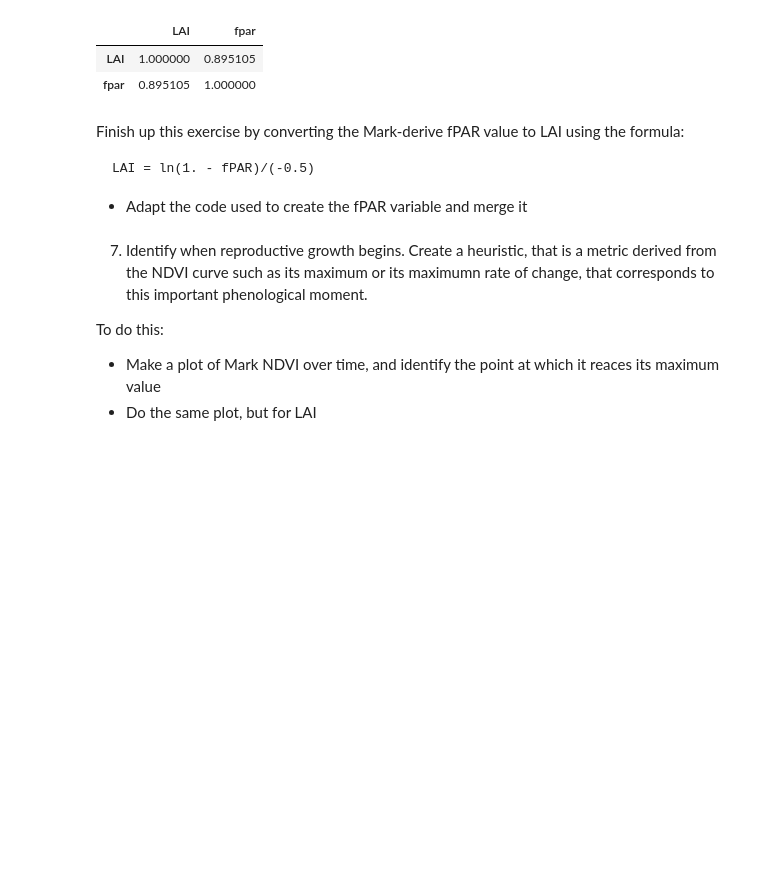
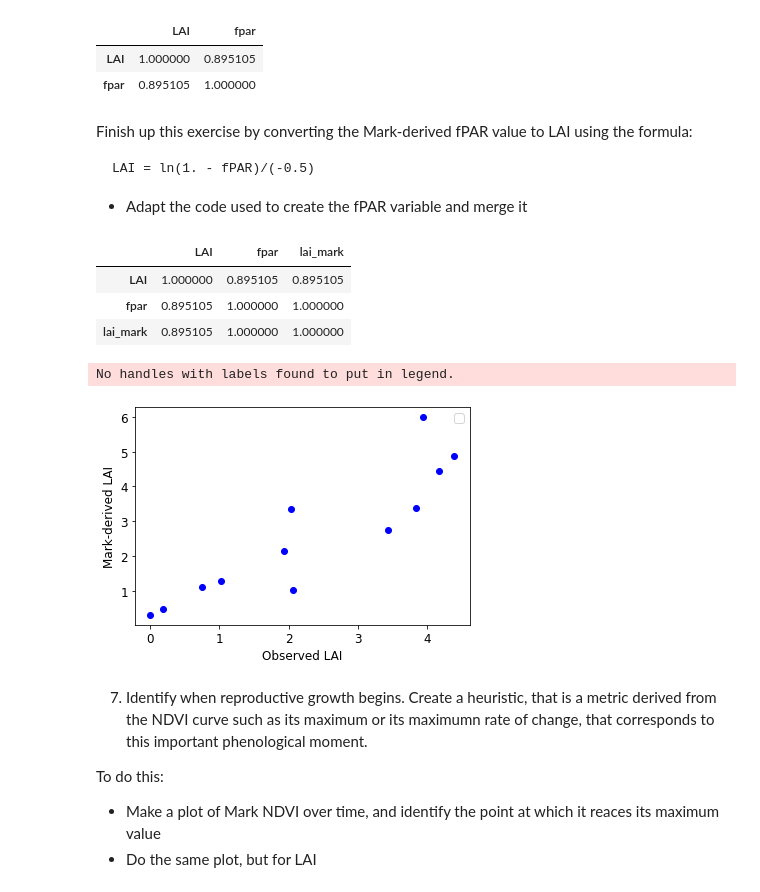
Before and after one commit to agroimpacts/nmeo, a Jupyter notebook: materials/code/sensors/Notebook_2_class.ipynb, the cells around one changed output. Cells and saved outputs as stored; diff of their text form; code cells hidden in the pictures; blank space fills up the shorter version.

````diff
--- a/materials/code/sensors/Notebook_2_class.ipynb
+++ b/materials/code/sensors/Notebook_2_class.ipynb
@@ -235,13 +235,43 @@ lai_fpar.drop(['date'], axis = 1).corr(method = 'spearman')
 | LAI | 1.000000 | 0.895105 |
 | fpar | 0.895105 | 1.000000 |
 # %% [markdown]
-Finish up this exercise by converting the Mark-derive fPAR value to LAI using the formula:
+Finish up this exercise by converting the Mark-derived fPAR value to LAI using the formula:
 
 ```
 LAI = ln(1. - fPAR)/(-0.5)
 ```
 
 - Adapt the code used to create the fPAR variable and merge it
+# %%
+lai_mark = []
+for i in lai_fpar['fpar']:
+    if i < 1:
+        lai_mark.append(np.log(1. - i) / (-0.5))
+    else:
+        lai_mark.append(np.log(1. - (i - 0.05)) / (-0.5))
+
+lai_fpar['lai_mark'] = lai_mark
+# lai_fpar
+# %%
+lai_fpar.drop(['date'], axis = 1).corr(method = 'spearman')
+# %% [output]
+|  | LAI | fpar | lai_mark |
+| LAI | 1.000000 | 0.895105 | 0.895105 |
+| fpar | 0.895105 | 1.000000 | 1.000000 |
+| lai_mark | 0.895105 | 1.000000 | 1.000000 |
+# %%
+# lai actual versus lai mark
+## Plot
+plt.plot(figsize=(8,8))
+
+# Date versus Temp
+plt.plot(lai_fpar.LAI, lai_fpar.lai_mark, 'bo')
+plt.gca().set_ylabel('Mark-derived LAI')
+plt.gca().set_xlabel('Observed LAI')
+plt.show()
+# %% [output]
+No handles with labels found to put in legend.
+[figure, added]
 # %% [markdown]
 7. Identify when reproductive growth begins.  Create a heuristic, that is a metric derived from the NDVI curve such as its maximum or its maximumn rate of change, that corresponds to this important phenological moment.
 
````
Also changed, not shown: parts of 3 cells of this notebook.
